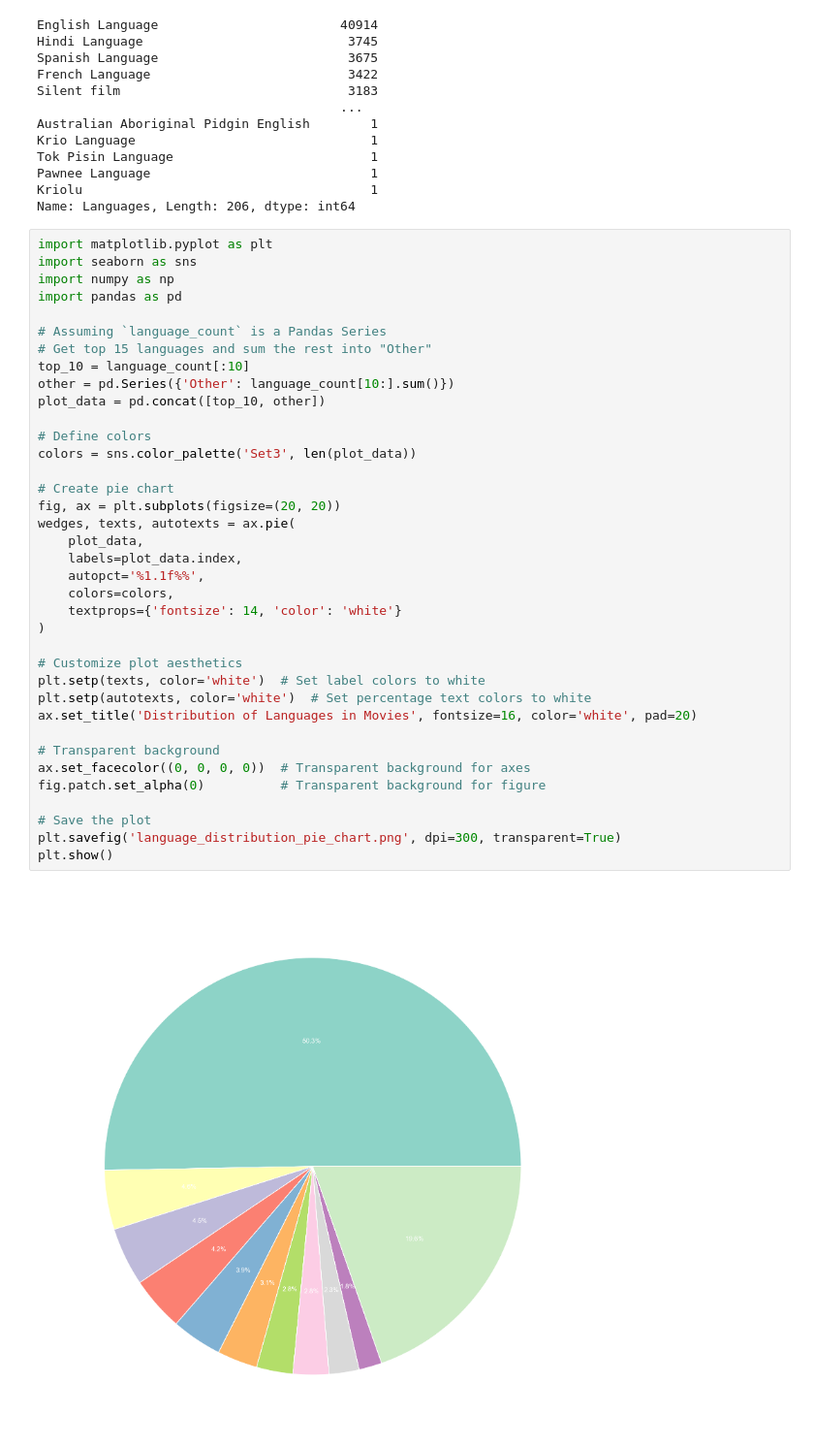
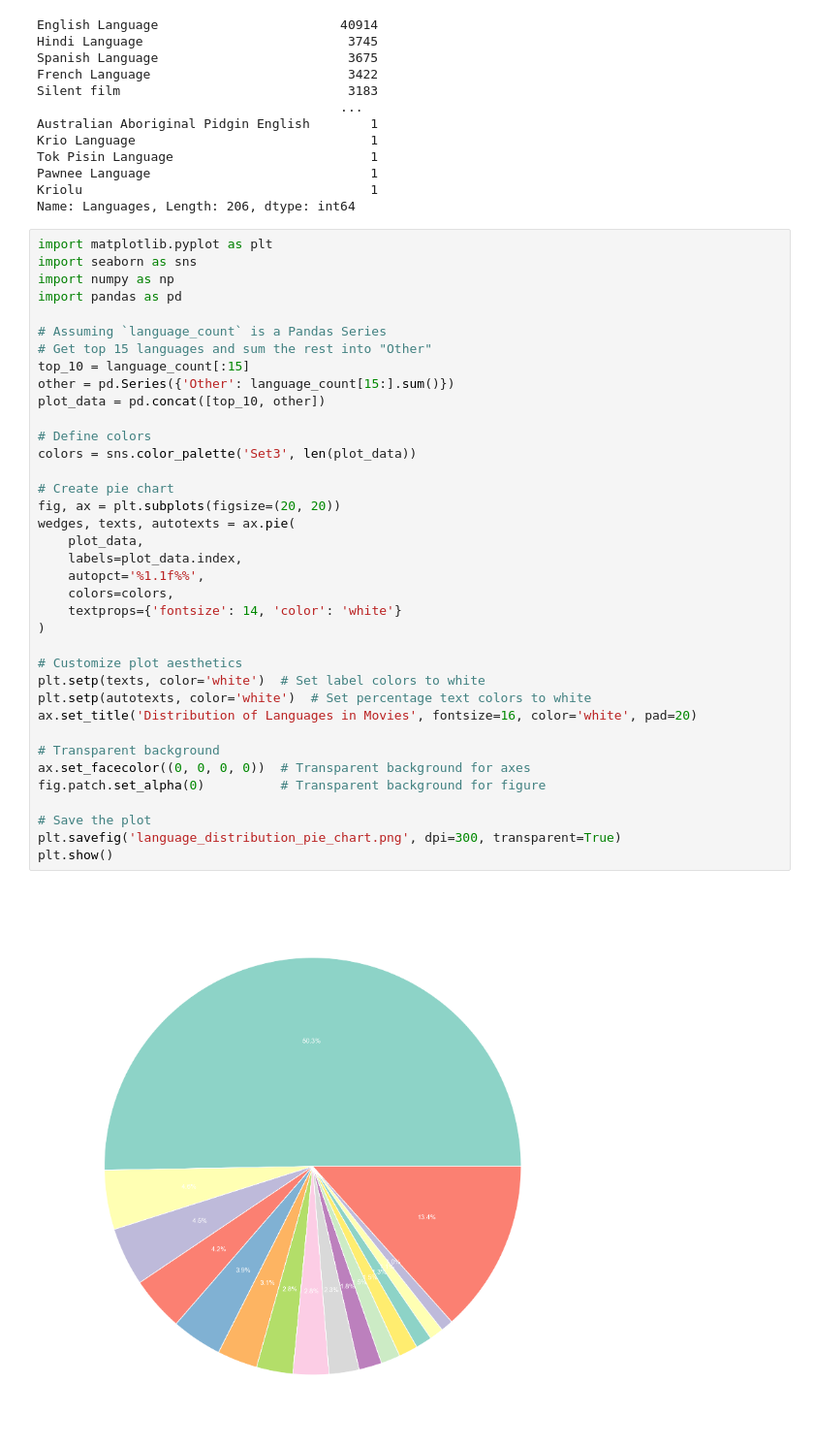
Before and after one commit to epfl-ada/ada-2024-project-phpjj1, a Jupyter notebook: plots_datastory.ipynb, the cells around one changed output. Shown at 97% size. Cells and saved outputs as stored; diff of their text form.

```diff
--- a/plots_datastory.ipynb
+++ b/plots_datastory.ipynb
@@ -362,34 +363,34 @@ import pandas as pd
 
 # Assuming `language_count` is a Pandas Series
 # Get top 15 languages and sum the rest into "Other"
-top_10 = language_count[:10]
-other = pd.Series({'Other': language_count[10:].sum()})
+top_10 = language_count[:15]
+other = pd.Series({'Other': language_count[15:].sum()})
 plot_data = pd.concat([top_10, other])
 
 # Define colors
 colors = sns.color_palette('Set3', len(plot_data))
 
 # Create pie chart
 fig, ax = plt.subplots(figsize=(20, 20))
 wedges, texts, autotexts = ax.pie(
     plot_data,
     labels=plot_data.index,
     autopct='%1.1f%%',
     colors=colors,
     textprops={'fontsize': 14, 'color': 'white'}
 )
 
 # Customize plot aesthetics
 plt.setp(texts, color='white')  # Set label colors to white
 plt.setp(autotexts, color='white')  # Set percentage text colors to white
 ax.set_title('Distribution of Languages in Movies', fontsize=16, color='white', pad=20)
 
 # Transparent background
 ax.set_facecolor((0, 0, 0, 0))  # Transparent background for axes
 fig.patch.set_alpha(0)          # Transparent background for figure
 
 # Save the plot
 plt.savefig('language_distribution_pie_chart.png', dpi=300, transparent=True)
 plt.show()
 # %% [output]
-[figure, old version]
+[figure, new version]
```
Also changed, not shown: parts of 4 cells of this notebook, 3 other files.
